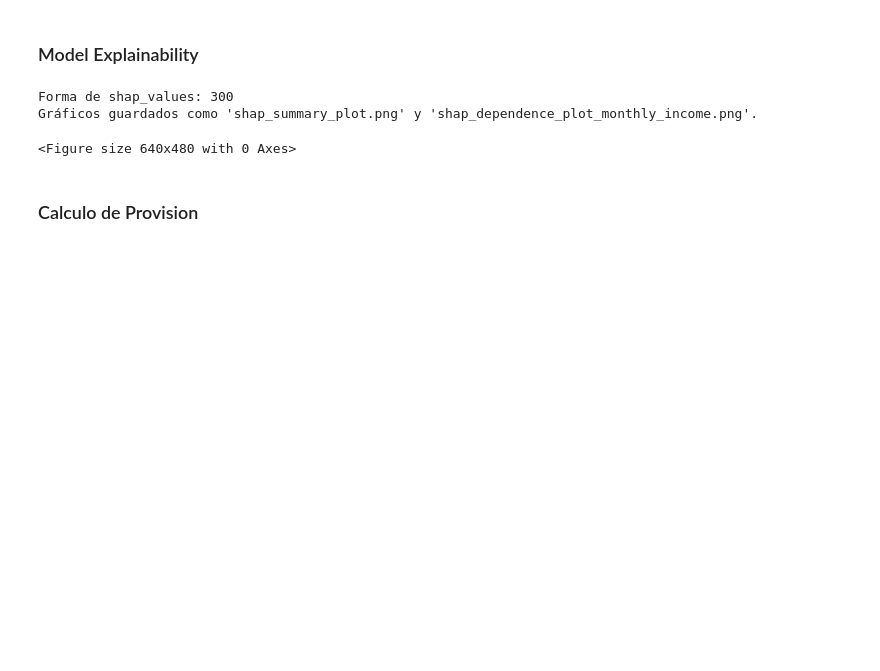
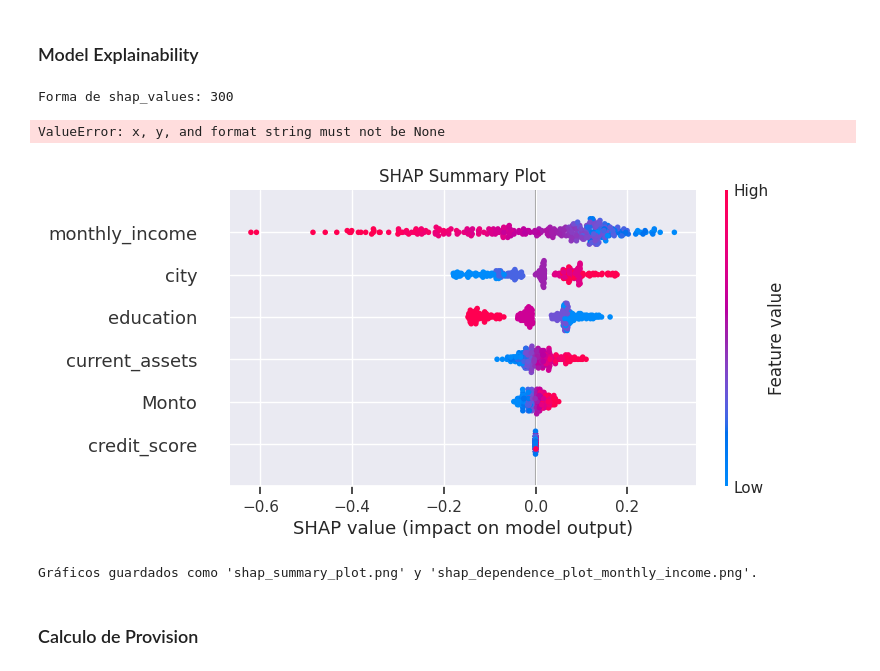
Before and after one commit to santiagoahl/risk-model-for-credit-loans, a Jupyter notebook: notebooks/predict_risk.ipynb, the cells around one changed output. Cells and saved outputs as stored; diff of their text form; code cells hidden in the pictures; blank space fills up the shorter version.

Commit message:
bug: Shap plot is not being showed

```diff
--- a/notebooks/predict_risk.ipynb
+++ b/notebooks/predict_risk.ipynb
@@ -217,34 +217,38 @@ joblib.dump(model, '../models/risk_model.pkl')
 # %%
 import shap
 import matplotlib.pyplot as plt
 from sklearn.linear_model import LogisticRegression
 
 
 def model_predict(x):
     return model.predict_proba(x)
 
 explainer = shap.KernelExplainer(model_predict, X.iloc[:100])  # Usamos una muestra del dataset para el explainer
 shap_values = explainer.shap_values(X)
 
 print(f"Forma de shap_values: {len(shap_values)}")
 
 plt.figure()
-shap.summary_plot(shap_values[:, :, 0], X, show=False)
+shap_summary_plot = shap.summary_plot(shap_values[:, :, 0], X, show=False)
 plt.title('SHAP Summary Plot')
+plt.plot(shap_summary_plot)
 plt.savefig('../images/shap_summary_plot.png', dpi=300, bbox_inches='tight')
 plt.close()
 
 plt.figure()
-shap.dependence_plot("monthly_income", shap_values[:, :, 0], X, show=False)
+shap_dependence_plot = shap.dependence_plot("monthly_income", shap_values[:, :, 0], X, show=False)
 plt.title('SHAP Dependence Plot - Monthly Income')
+plt.plot(shap_dependence_plot)
 plt.savefig('../images/shap_dependence_plot_monthly_income.png', dpi=300, bbox_inches='tight')
 plt.close()
-
-print("Gráficos guardados como 'shap_summary_plot.png' y 'shap_dependence_plot_monthly_income.png'.")
 # %% [output]
 Forma de shap_values: 300
-Gráficos guardados como 'shap_summary_plot.png' y 'shap_dependence_plot_monthly_income.png'.
-<Figure size 640x480 with 0 Axes>
+ValueError: x, y, and format string must not be None
+[figure, added]
+# %%
+print("Gráficos guardados como 'shap_summary_plot.png' y 'shap_dependence_plot_monthly_income.png'.")
+# %% [output]
+Gráficos guardados como 'shap_summary_plot.png' y 'shap_dependence_plot_monthly_income.png'.
 # %% [markdown]
 ### Calculo de Provision
 # %%
```
Also changed, not shown: parts of 1 cell of this notebook, 3 other files.
